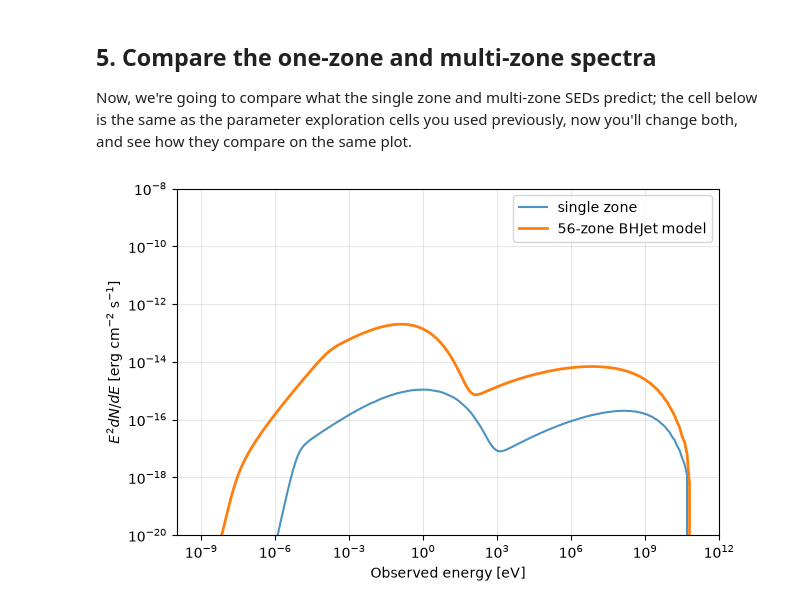
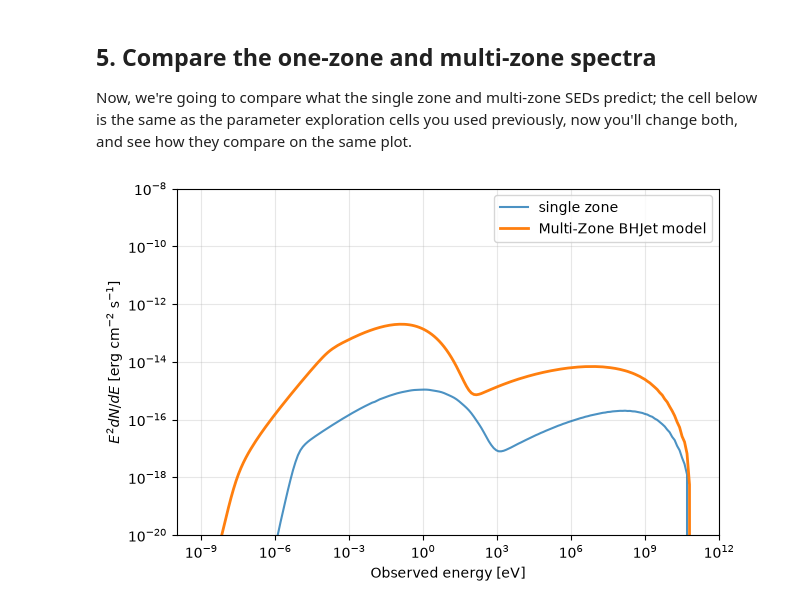
Before and after one commit to rubyduncan/modBHJet, a Jupyter notebook: tutorials/2_SEDs_from_BHJet.ipynb, the cells around one changed output. Cells and saved outputs as stored; diff of their text form; code cells hidden in the pictures.

```diff
--- a/tutorials/2_SEDs_from_BHJet.ipynb
+++ b/tutorials/2_SEDs_from_BHJet.ipynb
@@ -290,15 +290,15 @@ fit_single_zone, fit_single_zone_energy_eV, fit_single_zone_sed = (calculate_sin
 # %%
 fig, ax = plt.subplots(figsize=(7, 4.5))
 ax.loglog(single_zone_energy_eV.to_value(u.eV),
           single_zone_sed.to_value(u.erg / (u.cm**2 * u.s)),
           label='single zone', alpha=0.8)
 
 ax.loglog(energy_eV, multi_zone_sed.to_value(u.erg / (u.cm**2 * u.s)),
-          label=f'{dynamics.n_zones}-zone BHJet model', lw=2)
+          label='Multi-Zone BHJet model', lw=2)
 ax.set(xlabel='Observed energy [eV]', ylabel=r'$E^2 dN/dE$ [erg cm$^{-2}$ s$^{-1}$]')
 ax.grid(alpha=0.3)
 ax.legend()
 plt.ylim(1e-20, 1e-8)
 plt.show()
 # %% [output]
-[figure, old version]
+[figure, new version]
```
Also changed, not shown: 4 other files.
